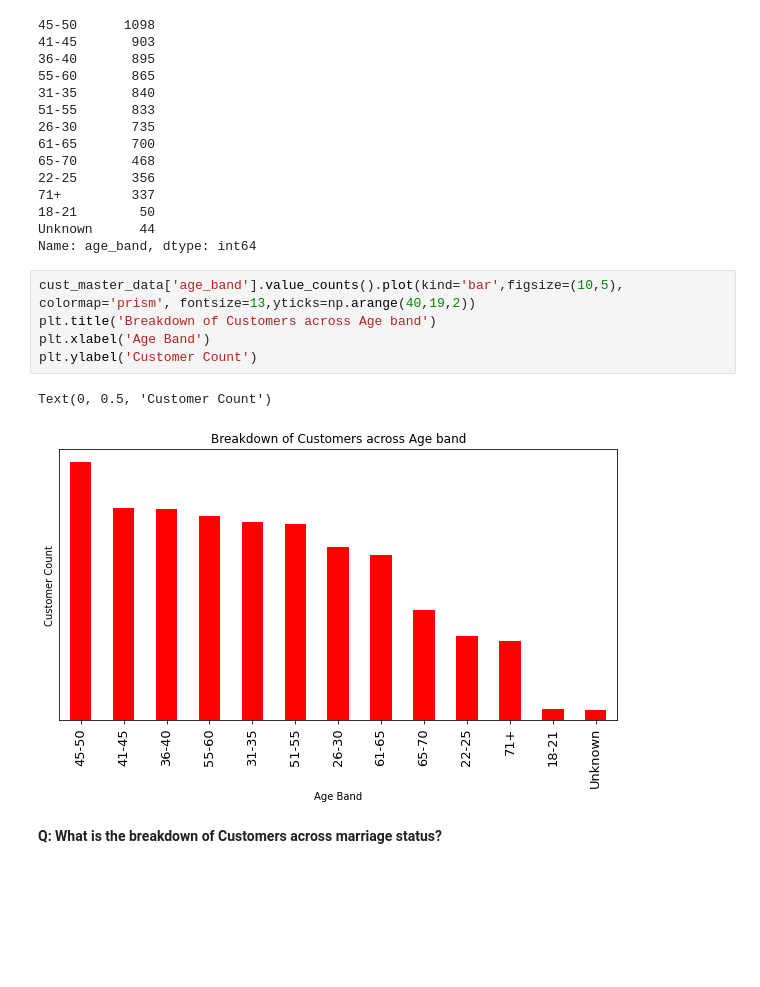
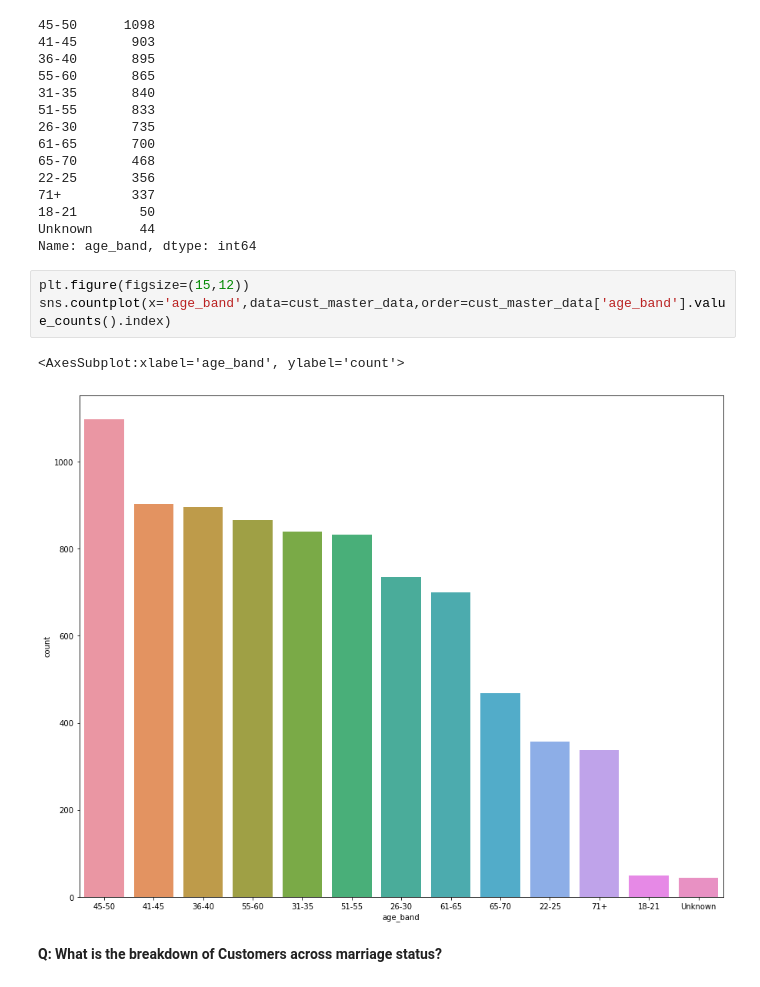
Before and after one commit to girishksahu/INSAID2021, a Jupyter notebook: Customer-classification.ipynb, the cells around one changed output. Cells and saved outputs as stored; diff of their text form; blank space fills up the shorter version.

```diff
--- a/Customer-classification.ipynb
+++ b/Customer-classification.ipynb
@@ -515,14 +513,12 @@ cust_master_data['age_band'].value_counts()
 18-21        50
 Unknown      44
 Name: age_band, dtype: int64
-# %%
-cust_master_data['age_band'].value_counts().plot(kind='bar',figsize=(10,5), colormap='prism', fontsize=13,yticks=np.arange(40,19,2))
-plt.title('Breakdown of Customers across Age band')
-plt.xlabel('Age Band')
-plt.ylabel('Customer Count')
-# %% [output]
-Text(0, 0.5, 'Customer Count')
-[figure, removed]
+# %%
+plt.figure(figsize=(15,12))
+sns.countplot(x='age_band',data=cust_master_data,order=cust_master_data['age_band'].value_counts().index)
+# %% [output]
+<AxesSubplot:xlabel='age_band', ylabel='count'>
+[figure, added]
 # %% [markdown]
 **Q: What is the breakdown of Customers across marriage status?**
 # %%
```
Also changed, not shown: parts of 69 cells of this notebook.
